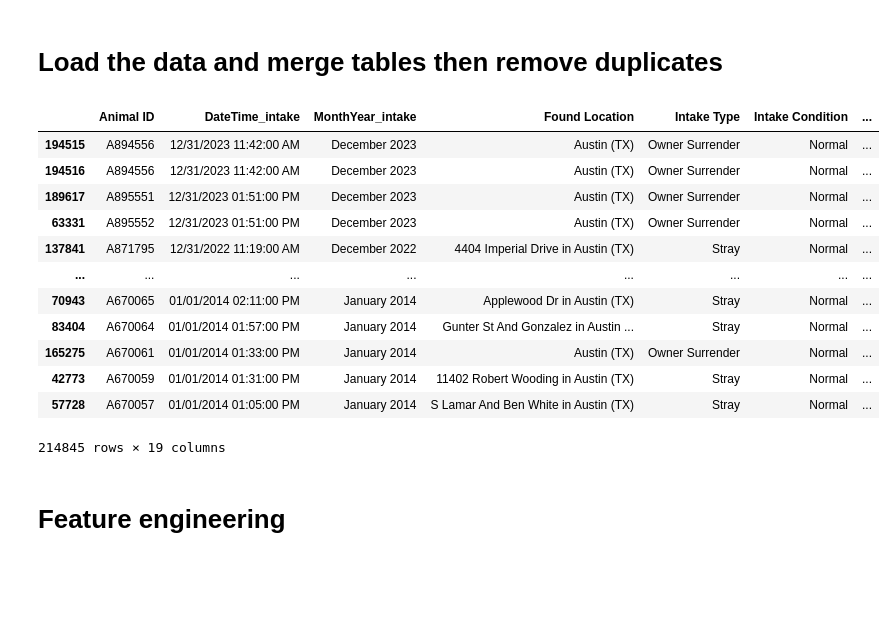
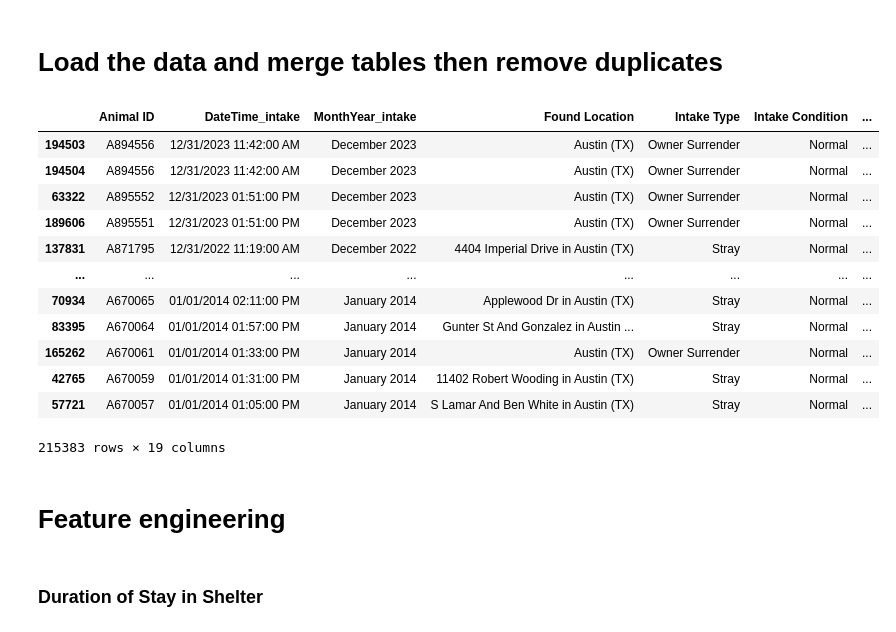
Before and after one commit to alpalkah/csmlFinalProject, a Jupyter notebook: testing.ipynb, the cells around one changed output. Saved outputs shown, nothing was run; the diff lists cells and outputs as text; code cells hidden in the pictures; blank space fills up the shorter version.

```diff
--- a/testing.ipynb
+++ b/testing.ipynb
@@ -24,51 +11,54 @@ from datetime import date, datetime
 import os
 import pandas as pd
 import numpy as np
-# Create a date for november 11 2024
-download_date = date(2024, 11, 5)
+
+# Create a date for the dataset
+download_date = date(2024, 11, 19)
 
 # format download_date into a string with YYYYMMDD format
 download_date = download_date.strftime('%Y%m%d')
 
 # Insert date string in YYYYMMDD format into the filename
 outcomes_filename = os.path.join('data', f'Austin_Animal_Center_Outcomes_{download_date}.csv')
 intakes_filename = os.path.join('data', f'Austin_Animal_Center_Intakes_{download_date}.csv')
 
 df_outcomes = pd.read_csv(outcomes_filename)
 df_intakes = pd.read_csv(intakes_filename)
 
 # Join dataframes on Animal ID
 pd.options.display.max_columns = 50
 df_joined = pd.merge(df_intakes,df_outcomes,on=["Animal ID"],suffixes=('_intake','_outcome'))
 
 # Drop duplicate columns
 cols_intakes = df_intakes.columns
 cols_outcomes = df_outcomes.columns
 
 duplicate_prefixes = ["Name", "Animal Type", "Breed", "Color"]
 
 for pref in duplicate_prefixes:
     if (df_joined[pref + "_intake"].dropna() == df_joined[pref + "_outcome"].dropna()).all():
         df_joined[pref] = df_joined[pref + "_intake"]
         df_joined = df_joined.drop(columns=[pref + "_intake", pref + "_outcome"])
 
 display(df_joined.sort_values(by="DateTime_intake", ascending=False))
 # %% [output]
 |  | Animal ID | DateTime_intake | MonthYear_intake | Found Location | Intake Type | Intake Condition | ... |
-| 194515 | A894556 | 12/31/2023 11:42:00 AM | December 2023 | Austin (TX) | Owner Surrender | Normal | ... |
-| 194516 | A894556 | 12/31/2023 11:42:00 AM | December 2023 | Austin (TX) | Owner Surrender | Normal | ... |
-| 189617 | A895551 | 12/31/2023 01:51:00 PM | December 2023 | Austin (TX) | Owner Surrender | Normal | ... |
-| 63331 | A895552 | 12/31/2023 01:51:00 PM | December 2023 | Austin (TX) | Owner Surrender | Normal | ... |
-| 137841 | A871795 | 12/31/2022 11:19:00 AM | December 2022 | 4404 Imperial Drive in Austin (TX) | Stray | Normal | ... |
+| 194503 | A894556 | 12/31/2023 11:42:00 AM | December 2023 | Austin (TX) | Owner Surrender | Normal | ... |
+| 194504 | A894556 | 12/31/2023 11:42:00 AM | December 2023 | Austin (TX) | Owner Surrender | Normal | ... |
+| 63322 | A895552 | 12/31/2023 01:51:00 PM | December 2023 | Austin (TX) | Owner Surrender | Normal | ... |
+| 189606 | A895551 | 12/31/2023 01:51:00 PM | December 2023 | Austin (TX) | Owner Surrender | Normal | ... |
+| 137831 | A871795 | 12/31/2022 11:19:00 AM | December 2022 | 4404 Imperial Drive in Austin (TX) | Stray | Normal | ... |
 | ... | ... | ... | ... | ... | ... | ... | ... |
-| 70943 | A670065 | 01/01/2014 02:11:00 PM | January 2014 | Applewood Dr in Austin (TX) | Stray | Normal | ... |
-| 83404 | A670064 | 01/01/2014 01:57:00 PM | January 2014 | Gunter St And Gonzalez in Austin ... | Stray | Normal | ... |
-| 165275 | A670061 | 01/01/2014 01:33:00 PM | January 2014 | Austin (TX) | Owner Surrender | Normal | ... |
-| 42773 | A670059 | 01/01/2014 01:31:00 PM | January 2014 | 11402 Robert Wooding in Austin (TX) | Stray | Normal | ... |
-| 57728 | A670057 | 01/01/2014 01:05:00 PM | January 2014 | S Lamar And Ben White in Austin (TX) | Stray | Normal | ... |
+| 70934 | A670065 | 01/01/2014 02:11:00 PM | January 2014 | Applewood Dr in Austin (TX) | Stray | Normal | ... |
+| 83395 | A670064 | 01/01/2014 01:57:00 PM | January 2014 | Gunter St And Gonzalez in Austin ... | Stray | Normal | ... |
+| 165262 | A670061 | 01/01/2014 01:33:00 PM | January 2014 | Austin (TX) | Owner Surrender | Normal | ... |
+| 42765 | A670059 | 01/01/2014 01:31:00 PM | January 2014 | 11402 Robert Wooding in Austin (TX) | Stray | Normal | ... |
+| 57721 | A670057 | 01/01/2014 01:05:00 PM | January 2014 | S Lamar And Ben White in Austin (TX) | Stray | Normal | ... |
-214845 rows × 19 columns
+215383 rows × 19 columns
 # %% [markdown]
 # Feature engineering
+# %% [markdown]
+### Duration of Stay in Shelter
 # %%
 # Calculate the duration between intake and outcome
 df_joined["DateTime_outcome"] = pd.to_datetime(df_joined["DateTime_outcome"], format="%m/%d/%Y %I:%M:%S %p")
```
Also changed, not shown: parts of 13 cells of this notebook.
